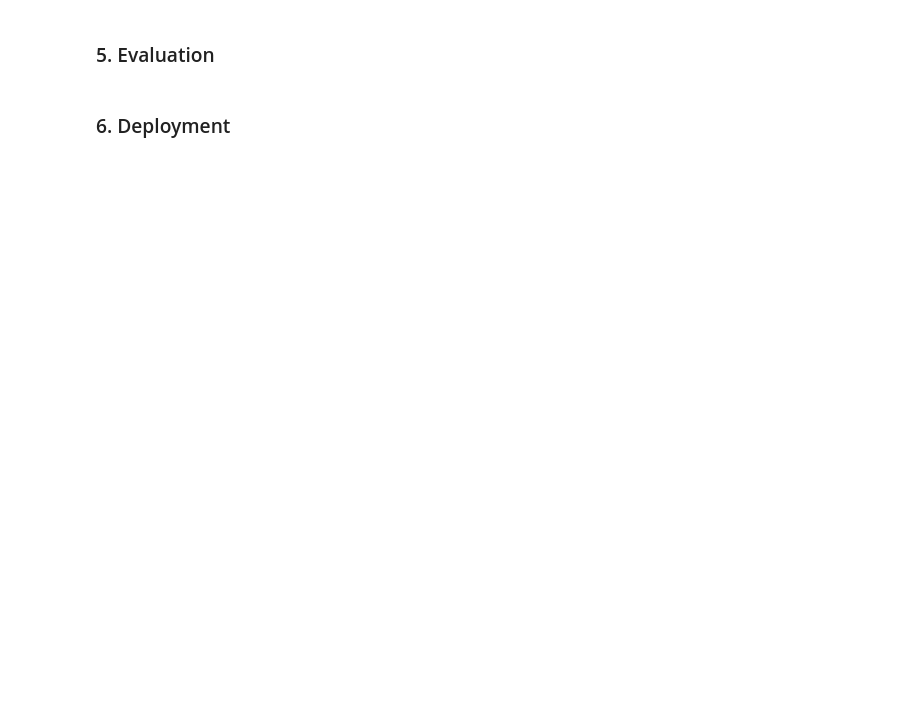
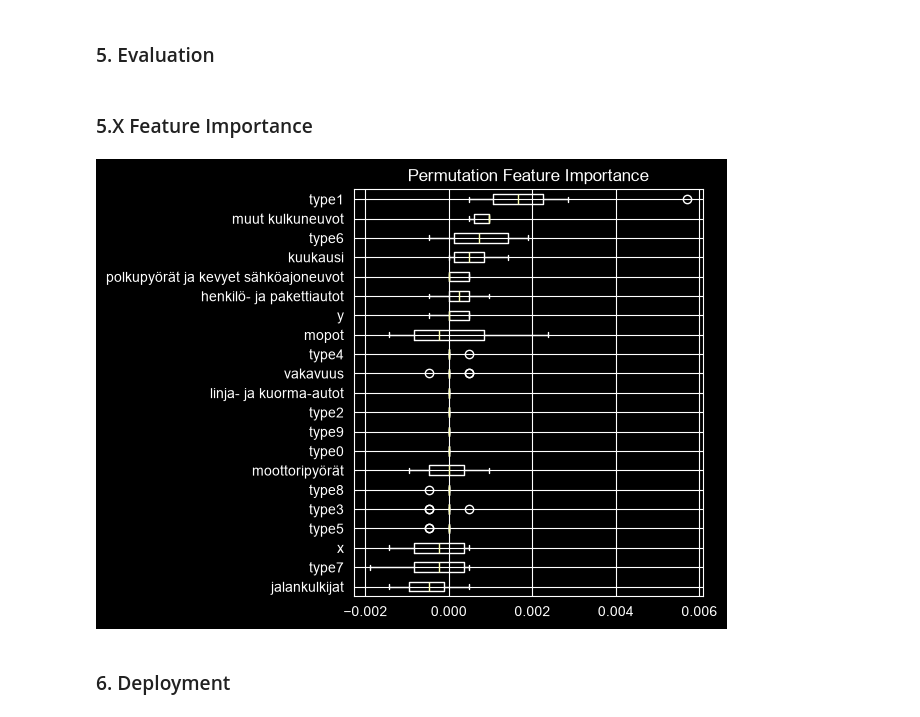
Before and after one commit to TopiAhola/data-and-ml-group5, a Jupyter notebook: project/traffic_accidents_analysis.ipynb, the cells around one changed output. Drawn from its saved outputs; the diff is of its cells as text; code cells hidden in the pictures; blank space fills up the shorter version.

```diff
--- a/project/traffic_accidents_analysis.ipynb
+++ b/project/traffic_accidents_analysis.ipynb
@@ -465,4 +467,35 @@ Weather Data Shape: (1007, 5)
 # %% [markdown]
 ### 5. Evaluation
+# %% [markdown]
+### 5.X Feature Importance
+# %%
+from sklearn.inspection import permutation_importance
+
+# Calculate permutation importance using the standardized model and scaled test data
+result = permutation_importance(
+    model,
+    X_train_scaled,
+    y_train,
+    n_repeats=10, # TODO: what is good number of repeats?
+    scoring="accuracy",
+    random_state=69,
+    n_jobs=-1
+)
+
+# Sort features by their mean importance score
+sorted_idx = result.importances_mean.argsort()
+
+# Plot the results
+fig, ax = plt.subplots()
+ax.boxplot(
+    result.importances[sorted_idx].T,
+    orientation="horizontal",
+    tick_labels=df_accidents.columns[sorted_idx]
+)
+ax.set_title("Permutation Feature Importance")
+fig.tight_layout()
+plt.show()
+# %% [output]
+[figure, added]
 # %% [markdown]
 ### 6. Deployment
```
Also changed, not shown: parts of 3 cells of this notebook.
